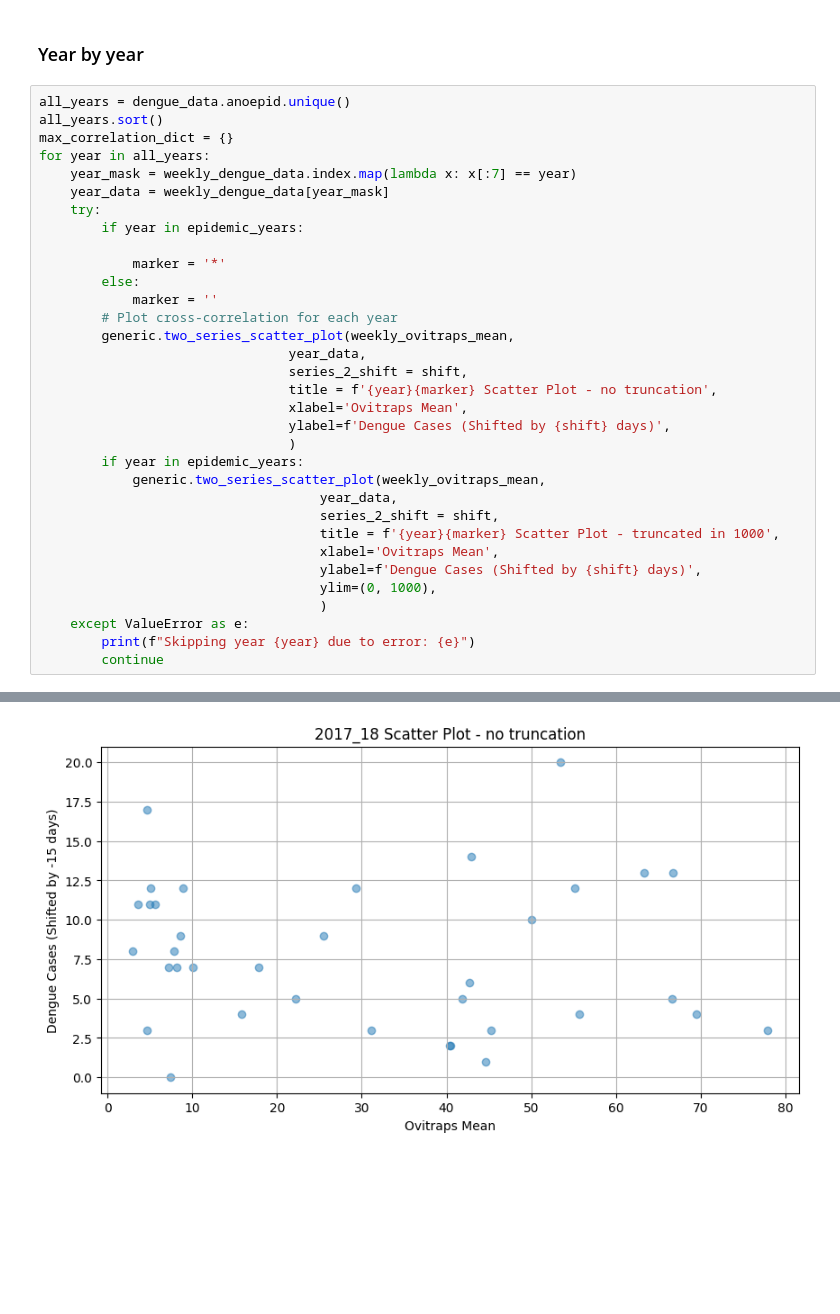
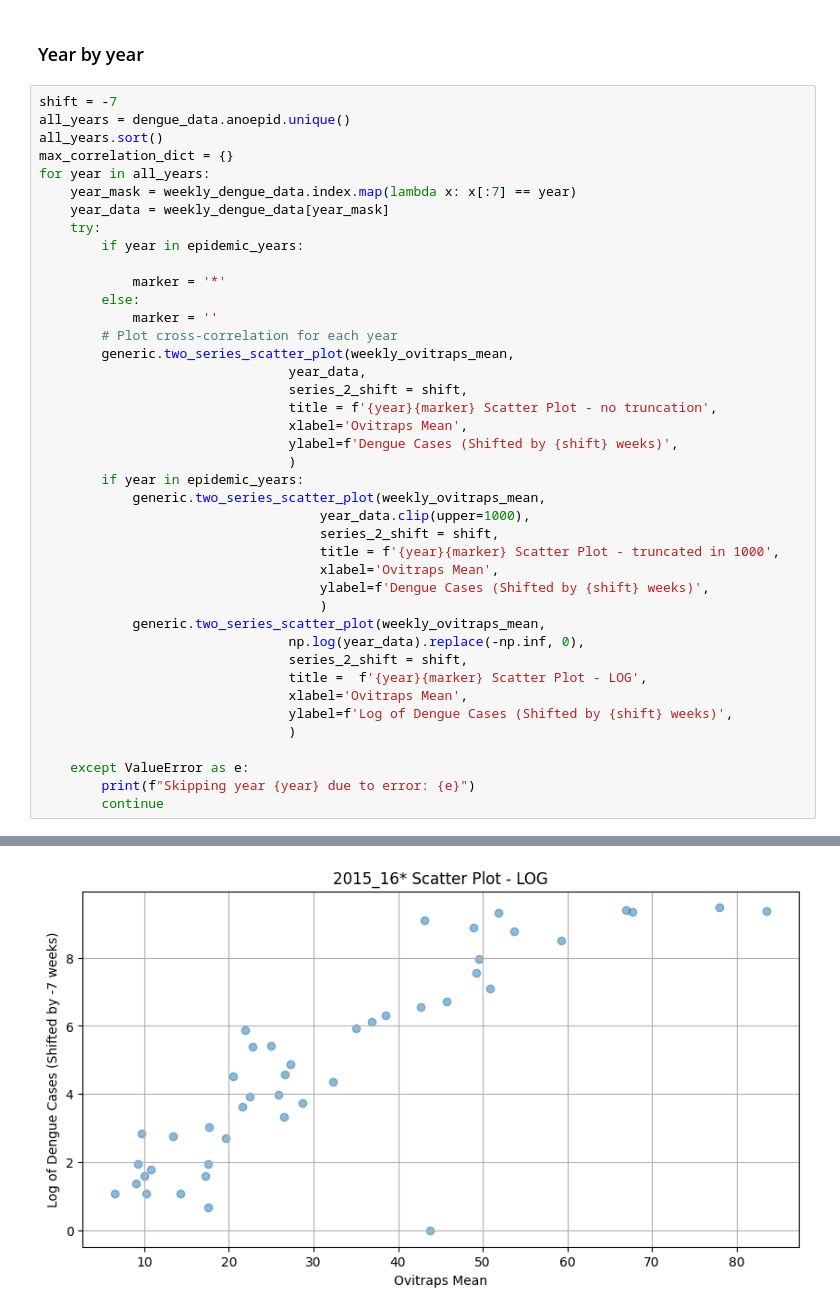
Before and after one commit to pedrobahia7/tcc_ovitraps, a Jupyter notebook: notebooks/dengue_eggs_weekly_correlation_analysis.ipynb, the cells around one changed output, grey strips where cells are left out. Drawn from its saved outputs; the diff is of its cells as text; blank space fills up the shorter version.

```diff
--- a/notebooks/dengue_eggs_weekly_correlation_analysis.ipynb
+++ b/notebooks/dengue_eggs_weekly_correlation_analysis.ipynb
@@ -266,6 +284,7 @@ generic.two_series_scatter_plot(weekly_ovitraps_mean,
 # %% [markdown]
 ### Year by year
 # %%
+shift = -7
 all_years = dengue_data.anoepid.unique()
 all_years.sort()
 max_correlation_dict = {}
@@ -284,17 +303,24 @@ for year in all_years:
                                 series_2_shift = shift,
                                 title = f'{year}{marker} Scatter Plot - no truncation',
                                 xlabel='Ovitraps Mean',
-                                ylabel=f'Dengue Cases (Shifted by {shift} days)',
+                                ylabel=f'Dengue Cases (Shifted by {shift} weeks)',
                                 )
         if year in epidemic_years:
             generic.two_series_scatter_plot(weekly_ovitraps_mean,
-                                    year_data,
+                                    year_data.clip(upper=1000),
                                     series_2_shift = shift,
                                     title = f'{year}{marker} Scatter Plot - truncated in 1000',
                                     xlabel='Ovitraps Mean',
-                                    ylabel=f'Dengue Cases (Shifted by {shift} days)',
-                                    ylim=(0, 1000),
+                                    ylabel=f'Dengue Cases (Shifted by {shift} weeks)',
                                     )
+            generic.two_series_scatter_plot(weekly_ovitraps_mean,
+                                np.log(year_data).replace(-np.inf, 0),
+                                series_2_shift = shift,
+                                title =  f'{year}{marker} Scatter Plot - LOG',
+                                xlabel='Ovitraps Mean',
+                                ylabel=f'Log of Dengue Cases (Shifted by {shift} weeks)',
+                                )
+
     except ValueError as e:
         print(f"Skipping year {year} due to error: {e}")
         continue
@@ -315 +341 @@ Skipping year 2011_12 due to error: Both series must have at least one valid val
-[figure, old version]
+[figure, new version]
```
Also changed, not shown: parts of 14 cells of this notebook.
